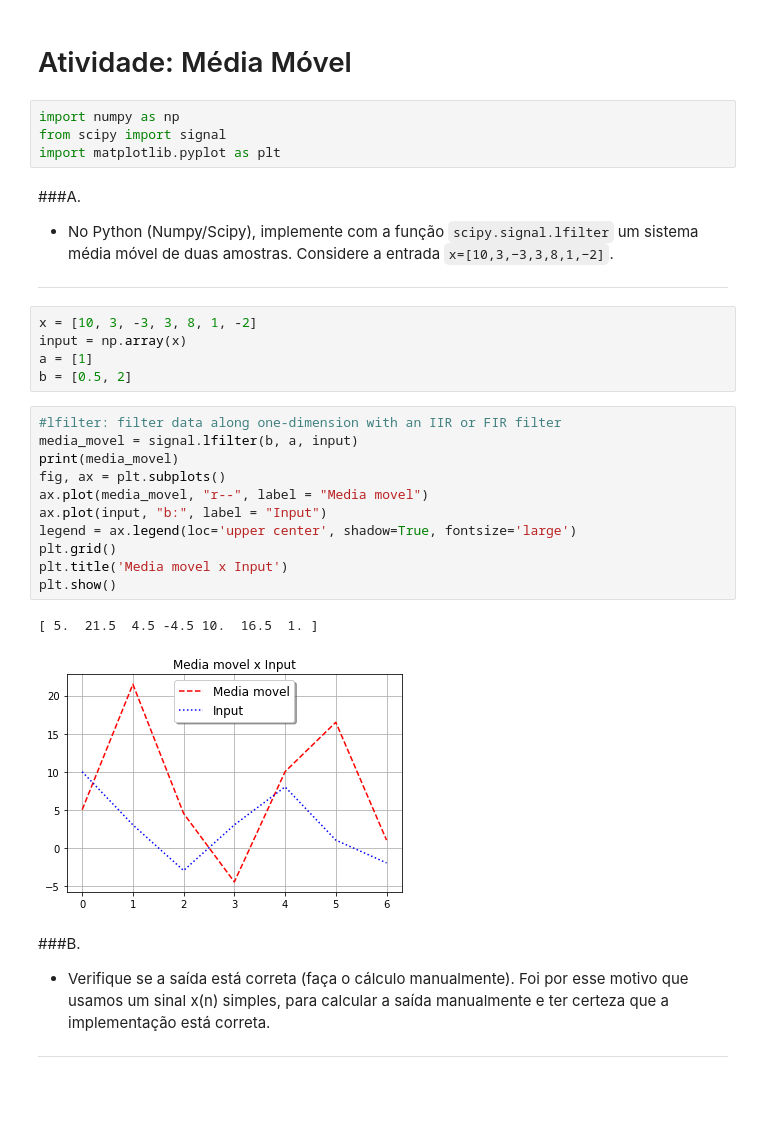
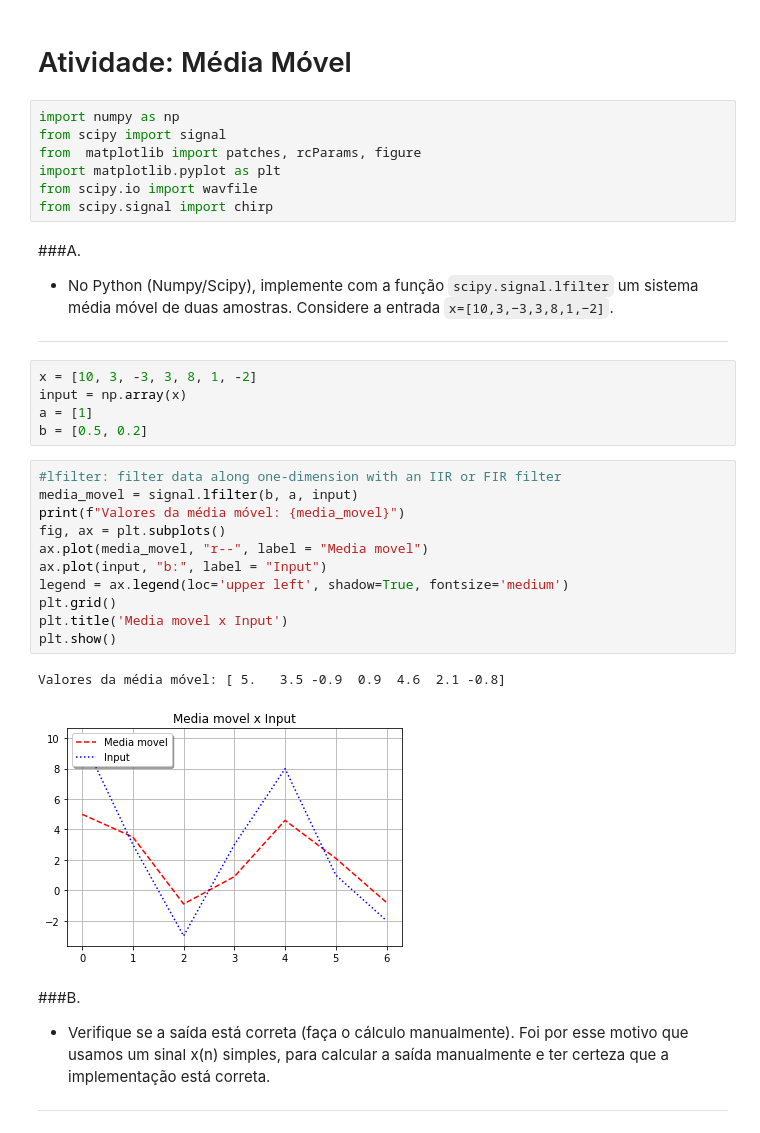
Before and after one commit to victoriafabris/disciplina-dsp-audio-video, a Jupyter notebook: atividade3/atividade_3.ipynb, the cells around one changed output. Saved outputs shown, nothing was run; the diff lists cells and outputs as text; blank space fills up the shorter version.

```diff
--- a/atividade3/atividade_3.ipynb
+++ b/atividade3/atividade_3.ipynb
@@ -5,7 +5,10 @@
 # %%
 import numpy as np
 from scipy import signal
+from  matplotlib import patches, rcParams, figure
 import matplotlib.pyplot as plt
+from scipy.io import wavfile
+from scipy.signal import chirp
 # %% [markdown]
 ###A.
 - No Python (Numpy/Scipy), implemente com a função `scipy.signal.lfilter` um sistema média móvel de duas amostras. Considere a entrada `x=[10,3,−3,3,8,1,−2]`.
@@ -14,21 +17,21 @@ ___
 x = [10, 3, -3, 3, 8, 1, -2]
 input = np.array(x)
 a = [1]
-b = [0.5, 2]
+b = [0.5, 0.2]
 # %%
 #lfilter: filter data along one-dimension with an IIR or FIR filter
 media_movel = signal.lfilter(b, a, input)
-print(media_movel)
+print(f"Valores da média móvel: {media_movel}")
 fig, ax = plt.subplots()
 ax.plot(media_movel, "r--", label = "Media movel")
 ax.plot(input, "b:", label = "Input")
-legend = ax.legend(loc='upper center', shadow=True, fontsize='large')
+legend = ax.legend(loc='upper left', shadow=True, fontsize='medium')
 plt.grid()
 plt.title('Media movel x Input')
 plt.show()
 # %% [output]
-[ 5.  21.5  4.5 -4.5 10.  16.5  1. ]
+Valores da média móvel: [ 5.   3.5 -0.9  0.9  4.6  2.1 -0.8]
-[figure, old version]
+[figure, new version]
 # %% [markdown]
 ###B.
 - Verifique se a saída está correta (faça o cálculo manualmente). Foi por esse motivo que usamos um sinal  x(n)  simples, para calcular a saída manualmente e ter certeza que a implementação está correta.
```
Also changed, not shown: parts of 10 cells of this notebook.
